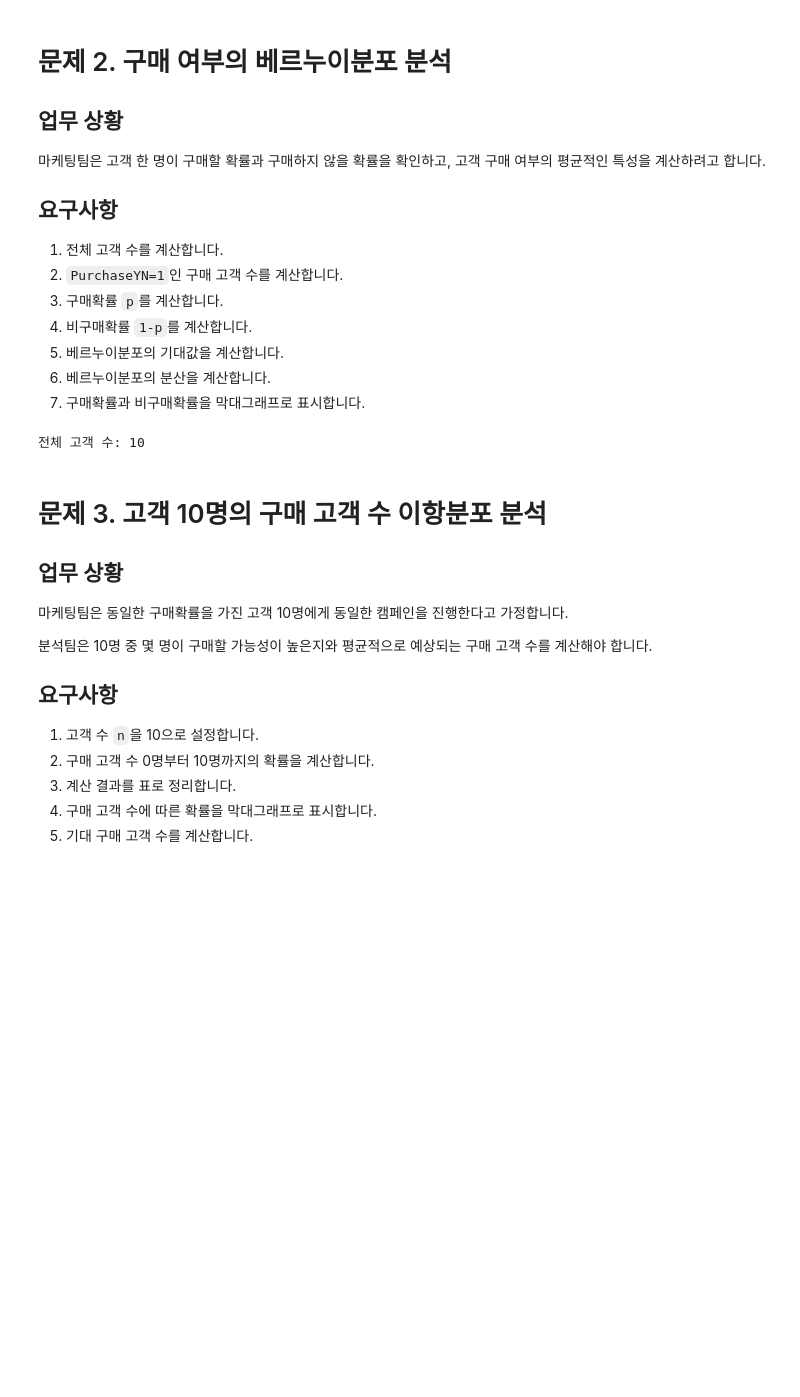
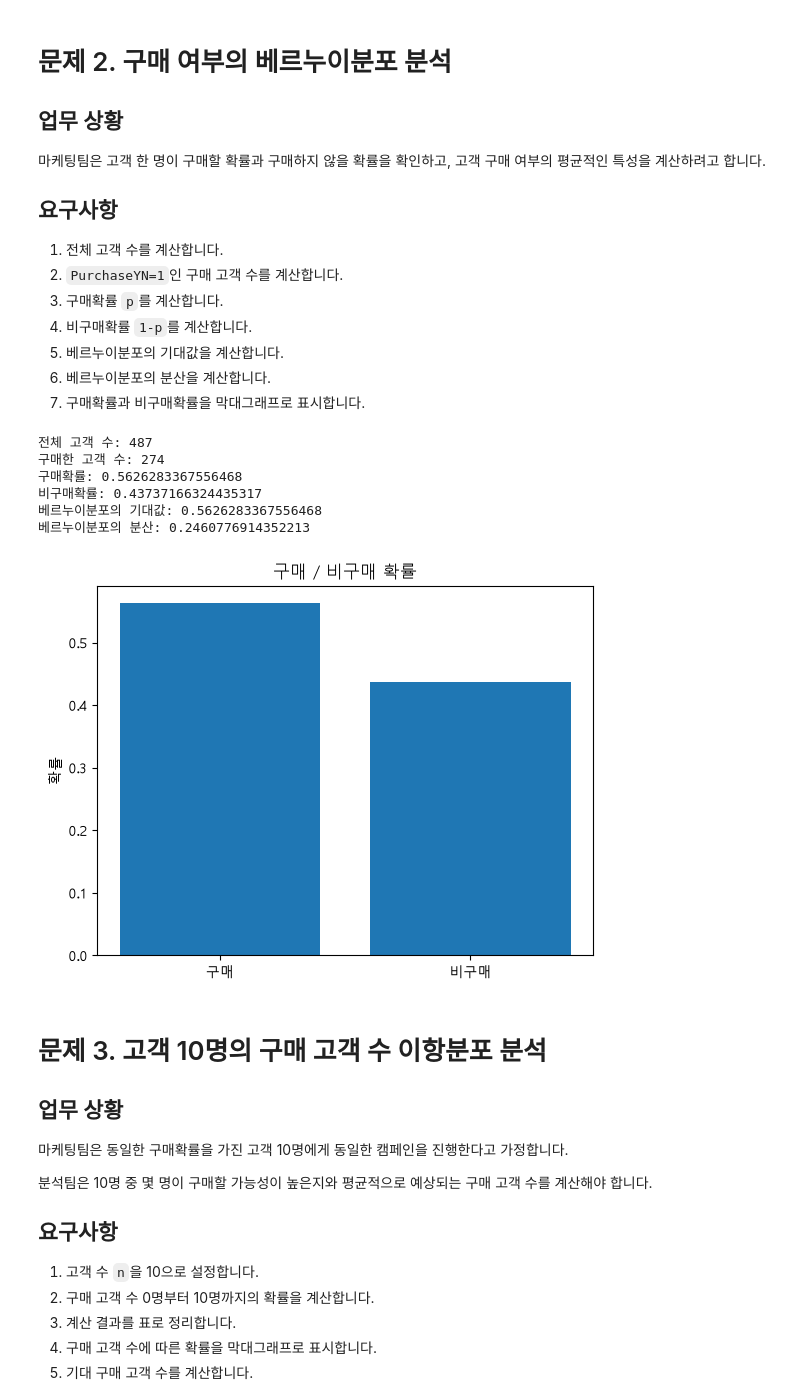
Before and after one commit to takkoyakki143/python-basic-assignment--, a Jupyter notebook: basic-statistics-assignment-서윤하/Part5_고객구매여부_확률분포분석_실습.ipynb, the cells around one changed output. Drawn from its saved outputs; the diff is of its cells as text; code cells hidden in the pictures; blank space fills up the shorter version.

```diff
--- a/basic-statistics-assignment-서윤하/Part5_고객구매여부_확률분포분석_실습.ipynb
+++ b/basic-statistics-assignment-서윤하/Part5_고객구매여부_확률분포분석_실습.ipynb
@@ -148,9 +148,43 @@ Name: count, dtype: int64
 7. 구매확률과 비구매확률을 막대그래프로 표시합니다.
 # %%
 # 문제 2 코드를 작성하세요.
-print('전체 고객 수:', len('PurchaseYN'))
+customer = probability_df['CustomerID'].nunique()
+customer_bought = probability_df['PurchaseYN'] == 1
+
+print('전체 고객 수:', customer)
+print('구매한 고객 수:', customer_bought.sum())
+
+p_buy = customer_bought.sum() / customer
+p_not_buy = 1 - p_buy
+
+print('구매확률:', p_buy)
+print('비구매확률:', p_not_buy)
+
+expected_value = p_buy
+variance = p_buy * p_not_buy
+
+print('베르누이분포의 기대값:', expected_value)
+print('베르누이분포의 분산:', variance)
+
+import platform
+
+if platform.system() == 'Windows':
+    plt.rcParams['font.family'] = 'Malgun Gothic'
+
+plt.rcParams['axes.unicode_minus'] = False
+
+plt.bar(['구매', '비구매'], [p_buy, p_not_buy])
+plt.ylabel('확률')
+plt.title('구매 / 비구매 확률')
+plt.show()
 # %% [output]
-전체 고객 수: 10
+전체 고객 수: 487
+구매한 고객 수: 274
+구매확률: 0.5626283367556468
+비구매확률: 0.43737166324435317
+베르누이분포의 기대값: 0.5626283367556468
+베르누이분포의 분산: 0.2460776914352213
+[figure, added]
 # %% [markdown]
 # 문제 3. 고객 10명의 구매 고객 수 이항분포 분석
 
```
Also changed, not shown: parts of 2 cells of this notebook, 2 other files.
